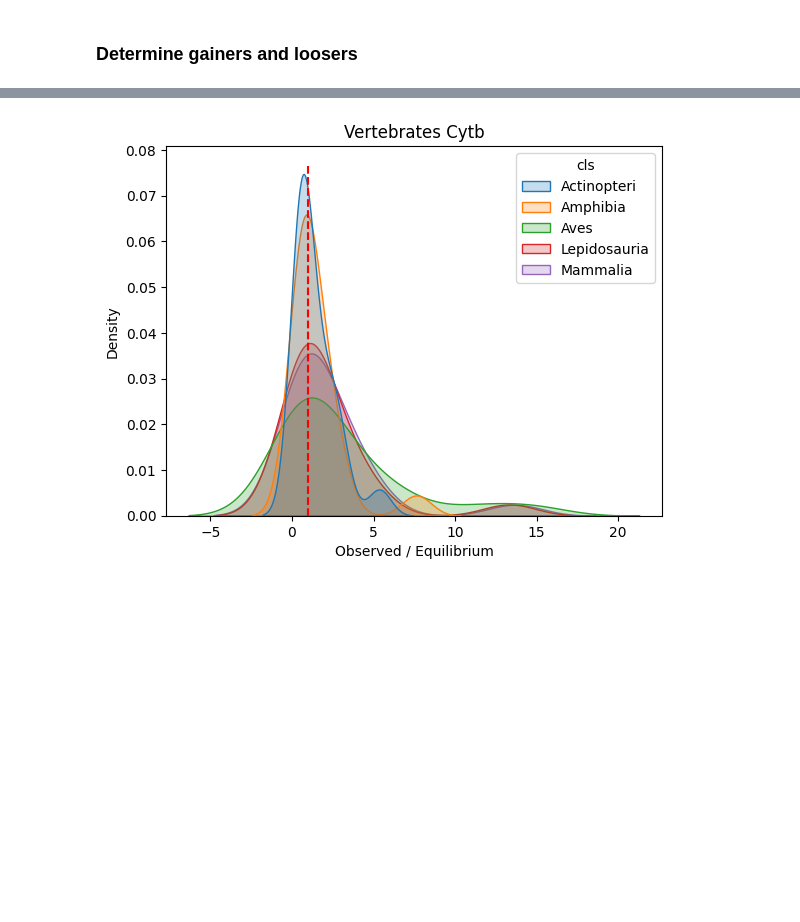
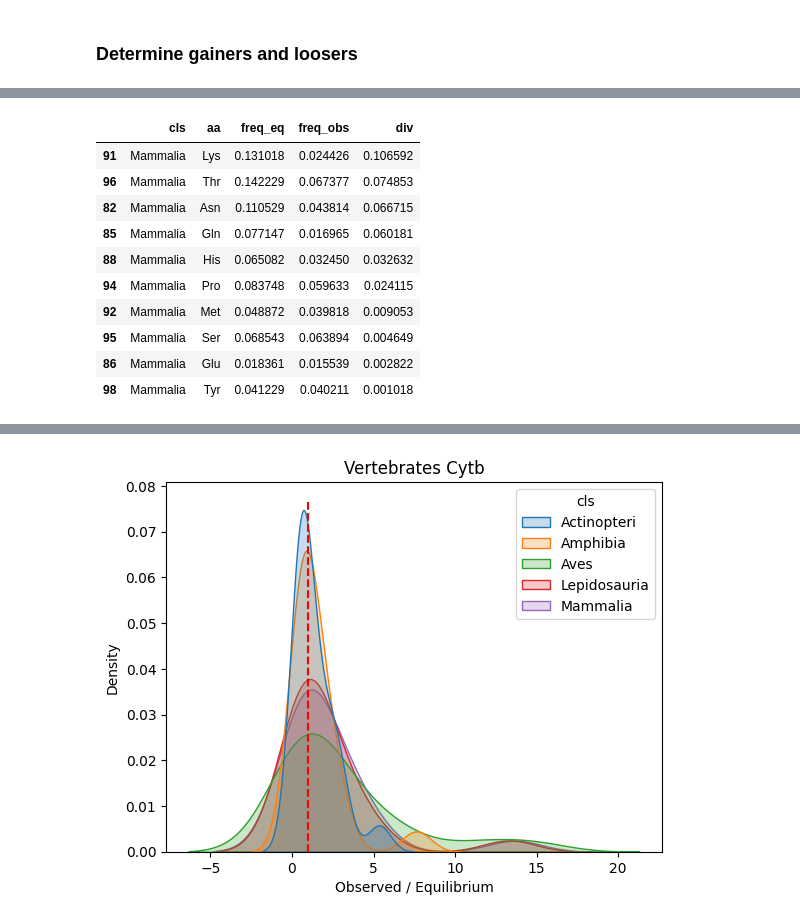
Before and after one commit to mitoclub/AminoAcidShift, a Jupyter notebook: eq_freqs/prepare_data_for_aa_shift.ipynb, the cells around one changed output, grey strips where cells are left out. Drawn from its saved outputs; the diff is of its cells as text; code cells hidden in the pictures; blank space fills up the shorter version.

```diff
--- a/eq_freqs/prepare_data_for_aa_shift.ipynb
+++ b/eq_freqs/prepare_data_for_aa_shift.ipynb
@@ -86,24 +17,0 @@ def get_equilibrium_probabilities(M):
-# %%
-amino_acid_codes = {
-    "A": "Ala",
-    "R": "Arg",
-    "N": "Asn",
-    "D": "Asp",
-    "C": "Cys",
-    "Q": "Gln",
-    "E": "Glu",
-    "G": "Gly",
-    "H": "His",
-    "I": "Ile",
-    "L": "Leu",
-    "K": "Lys",
-    "M": "Met",
-    "F": "Phe",
-    "P": "Pro",
-    "S": "Ser",
-    "T": "Thr",
-    "W": "Trp",
-    "Y": "Tyr",
-    "V": "Val",
-    "*": "*",
-}
@@ -527,0 +430,18 @@ Aves: 0.06, p-value: 0.81
+# %%
+aa_freqs_div = df_aa.merge(obs_aa_freqs.groupby(['cls', 'aa']).freq.mean().reset_index(),
+                                on=['cls','aa'], suffixes=('_eq', '_obs'))
+aa_freqs_div['div'] = (aa_freqs_div.freq_eq - aa_freqs_div.freq_obs)# / aa_freqs_div.freq_eq
+aa_freqs_div = aa_freqs_div.sort_values(['cls', 'div'], ascending=False)
+aa_freqs_div.head(10)
+# %% [output]
+|  | cls | aa | freq_eq | freq_obs | div |
+| 91 | Mammalia | Lys | 0.131018 | 0.024426 | 0.106592 |
+| 96 | Mammalia | Thr | 0.142229 | 0.067377 | 0.074853 |
+| 82 | Mammalia | Asn | 0.110529 | 0.043814 | 0.066715 |
+| 85 | Mammalia | Gln | 0.077147 | 0.016965 | 0.060181 |
+| 88 | Mammalia | His | 0.065082 | 0.032450 | 0.032632 |
+| 94 | Mammalia | Pro | 0.083748 | 0.059633 | 0.024115 |
+| 92 | Mammalia | Met | 0.048872 | 0.039818 | 0.009053 |
+| 95 | Mammalia | Ser | 0.068543 | 0.063894 | 0.004649 |
+| 86 | Mammalia | Glu | 0.018361 | 0.015539 | 0.002822 |
+| 98 | Mammalia | Tyr | 0.041229 | 0.040211 | 0.001018 |
```
Also changed, not shown: parts of 16 cells of this notebook, 4 other files.
